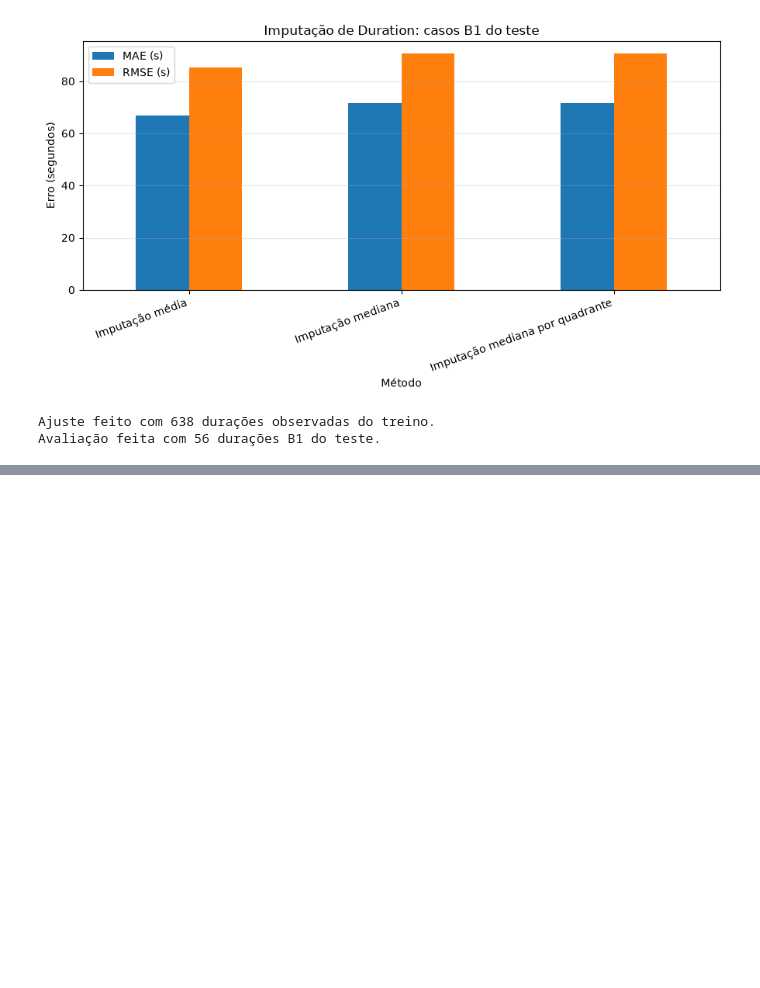
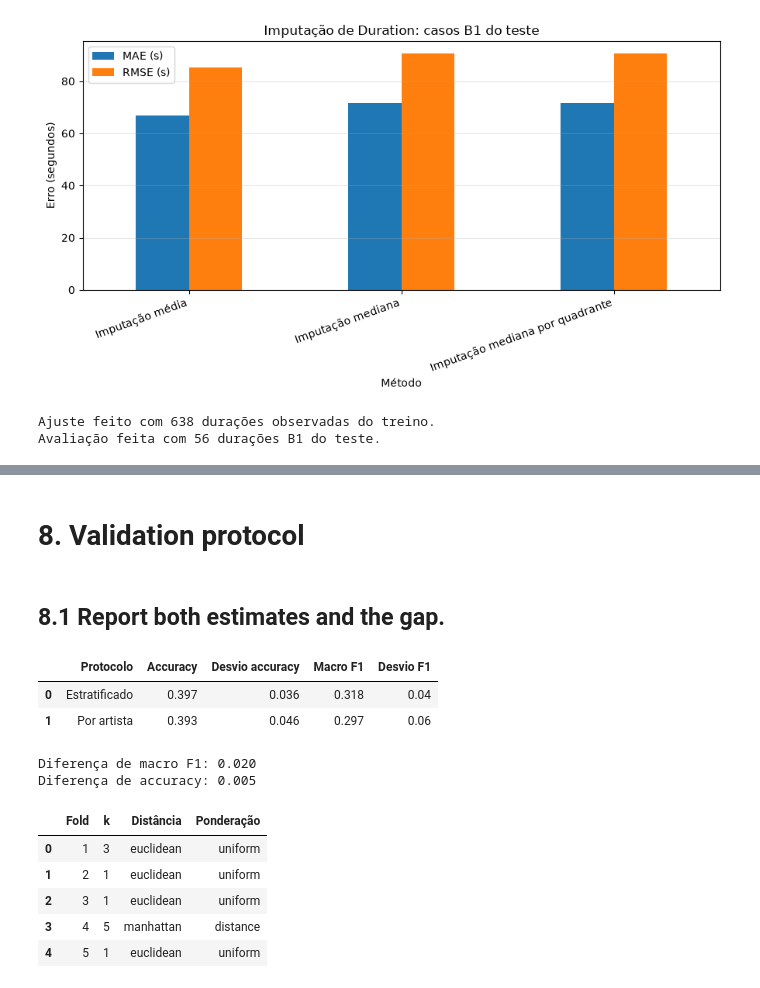
Before and after one commit to TomAintAround/MusicEmotionRecon, a Jupyter notebook: proj.ipynb, the cells around one changed output, grey strips where cells are left out. Drawn from its saved outputs; the diff is of its cells as text; code cells hidden in the pictures; blank space fills up the shorter version.

```diff
--- a/proj.ipynb
+++ b/proj.ipynb
@@ -2726,6 +2158,13 @@ Assim, os resultados sugerem que nem todo alerta corresponde a um erro. Como a a
 
 ##  6.3 Compare imputation methods on one column against the real values
 # %%
+from pathlib import Path
+import numpy as np
+import pandas as pd
+import matplotlib.pyplot as plt
+
+BASE = Path("dataset") / "build" / "MERGE_ECAC"
+TRUTH_DIR = BASE / "truth"
 META = BASE / "merge_ecac" / "metadata.csv"
 TEST_IDS = BASE / "merge_ecac" / "test_songs.csv"
 CLEAN_TRAIN = BASE / "cleaned" / "metadata_clean_treino.csv"
@@ -2733,7 +2172,7 @@ CLEAN_TRAIN = BASE / "cleaned" / "metadata_clean_treino.csv"
 ID = "Audio_Song"
 COL = "Duration"
 
-for ficheiro in [META, TEST_IDS, CLEAN_TRAIN, TRUTH / "truth_cells.csv"]:
+for ficheiro in [META, TEST_IDS, CLEAN_TRAIN, TRUTH_DIR / "truth_cells.csv"]:
     if not ficheiro.exists():
         raise FileNotFoundError(
             f"Falta {ficheiro}. Executa primeiro as células de preparação "
@@ -2757,7 +2196,7 @@ mediana_por_quadrante = treino.groupby("Quadrant")[COL].median()
 
 # Obter as durações verdadeiras dos casos B1 no conjunto de teste.
 truth = pd.read_csv(
-    TRUTH / "truth_cells.csv",
+    TRUTH_DIR / "truth_cells.csv",
     dtype=str,
     keep_default_na=False,
 )
@@ -2776,7 +2215,7 @@ if b1.empty:
         "Não foram encontrados casos B1 de Duration no conjunto de teste."
     )
 
-# Quadrante é uma variável observada, não o valor verdadeiro usado como alvo.
+# A mediana por quadrante usa o rótulo verdadeiro do teste; é apenas uma referência oracle.
 meta = pd.read_csv(META, usecols=[ID, "Quadrant"])
 meta = meta.drop_duplicates(subset=ID)
 b1 = b1.merge(meta, left_on="song_id", right_on=ID, how="left")
@@ -2849,0 +2405,58 @@ Assim, para as colunas sem ground truth, os detetores devem ser usados para iden
+# %% [markdown]
+# 8. Validation protocol
+# %% [markdown]
+## 8.1 Report both estimates and the gap.
+# %%
+from sklearn.model_selection import StratifiedGroupKFold, GridSearchCV
+from sklearn.metrics import accuracy_score, f1_score
+
+#Normalizar os nomes dos artistas
+grupos = dados["Artist"].fillna(dados["Audio_Song"]).map(limpar)
+
+#Validação cruzada por artista
+cv_grupos = StratifiedGroupKFold(n_splits=5, shuffle=True, random_state=42)
+resultados_grupos = []
+
+for i, (treino, validacao) in enumerate(cv_grupos.split(X, y, grupos), start=1):
+    cv_interna = StratifiedGroupKFold(n_splits=5, shuffle=True, random_state=42)
+    busca = GridSearchCV(pipeline_7, grelha, scoring="f1_macro", cv=cv_interna)
+    busca.fit(X.iloc[treino], y.iloc[treino], groups=grupos.iloc[treino])
+
+    previsoes = busca.predict(X.iloc[validacao])
+    resultados_grupos.append({
+        "Fold": i,
+        "Accuracy": accuracy_score(y.iloc[validacao], previsoes),
+        "Macro F1": f1_score(y.iloc[validacao], previsoes, average="macro"),
+        "k": busca.best_params_["kneighborsclassifier__n_neighbors"],
+        "Distância": busca.best_params_["kneighborsclassifier__metric"],
+        "Ponderação": busca.best_params_["kneighborsclassifier__weights"]
+    })
+
+resultados_grupos = pd.DataFrame(resultados_grupos)
+
+#Comparar os dois protocolos
+comparacao_8 = pd.DataFrame({
+    "Protocolo": ["Estratificado", "Por artista"],
+    "Accuracy": [resultados_otimizados["test_accuracy"].mean(), resultados_grupos["Accuracy"].mean()],
+    "Desvio accuracy": [resultados_otimizados["test_accuracy"].std(), resultados_grupos["Accuracy"].std(ddof=0)],
+    "Macro F1": [resultados_otimizados["test_f1_macro"].mean(), resultados_grupos["Macro F1"].mean()],
+    "Desvio F1": [resultados_otimizados["test_f1_macro"].std(), resultados_grupos["Macro F1"].std(ddof=0)]
+})
+
+display(comparacao_8.round(3))
+print(f"Diferença de macro F1: {comparacao_8.loc[0, 'Macro F1'] - comparacao_8.loc[1, 'Macro F1']:.3f}")
+print(f"Diferença de accuracy: {comparacao_8.loc[0, 'Accuracy'] - comparacao_8.loc[1, 'Accuracy']:.3f}")
+
+display(resultados_grupos[["Fold", "k", "Distância", "Ponderação"]])
+# %% [output]
+|  | Protocolo | Accuracy | Desvio accuracy | Macro F1 | Desvio F1 |
+| 0 | Estratificado | 0.397 | 0.036 | 0.318 | 0.04 |
+| 1 | Por artista | 0.393 | 0.046 | 0.297 | 0.06 |
+Diferença de macro F1: 0.020
+Diferença de accuracy: 0.005
+|  | Fold | k | Distância | Ponderação |
+| 0 | 1 | 3 | euclidean | uniform |
+| 1 | 2 | 1 | euclidean | uniform |
+| 2 | 3 | 1 | euclidean | uniform |
+| 3 | 4 | 5 | manhattan | distance |
+| 4 | 5 | 1 | euclidean | uniform |
```
Also changed, not shown: parts of 43 cells of this notebook, 1 other file.
